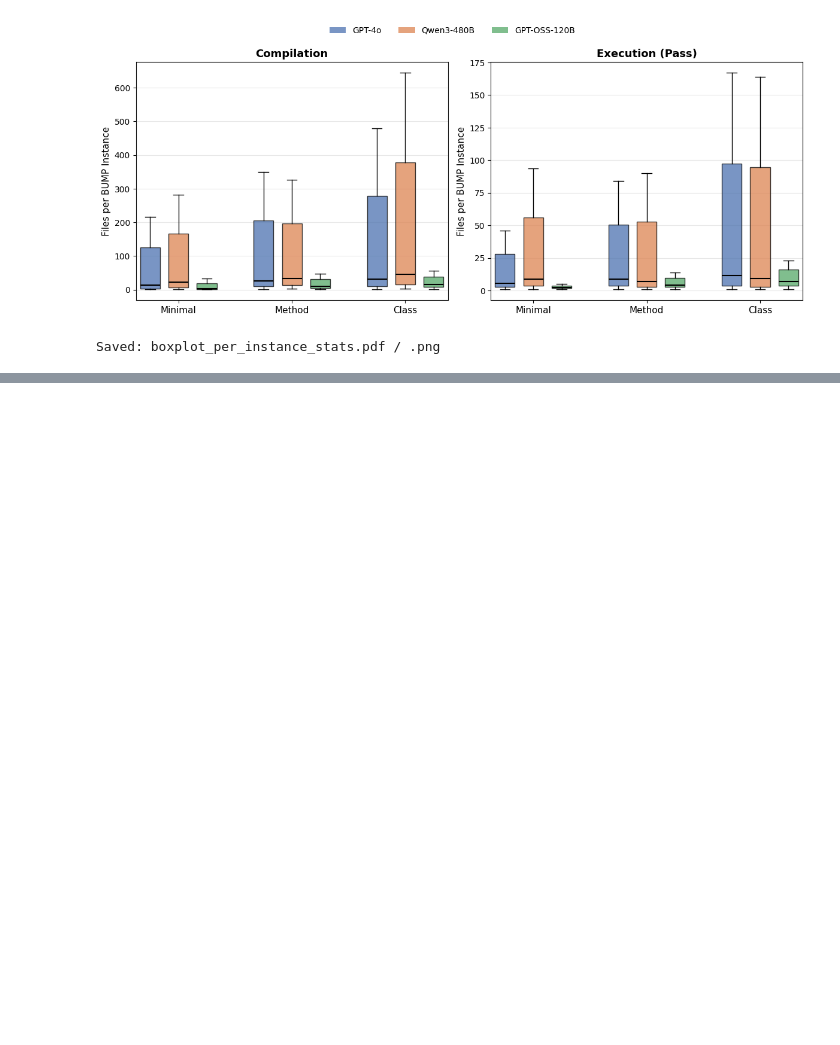
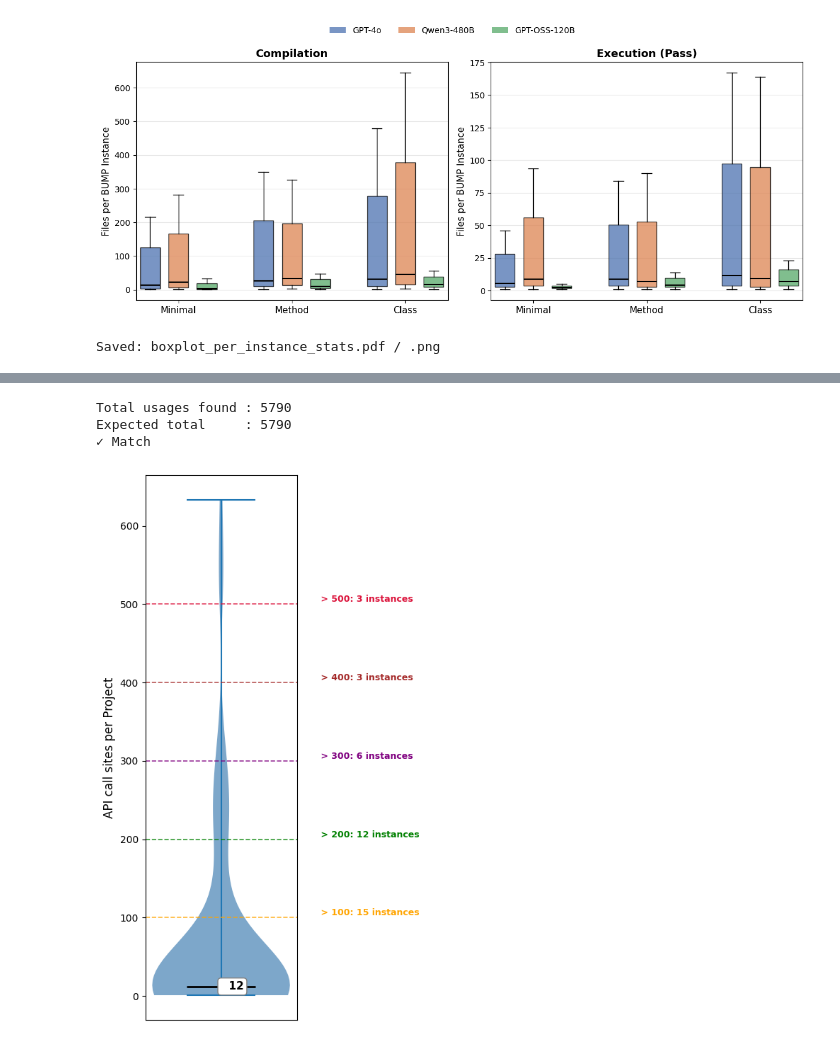
Before and after one commit to CuriousBeing1508/LLM_TestGeneration_for_BC, a Jupyter notebook: NewExpAfterCanary/ResultsForRQs/RQ1/BoxPlot.ipynb, the cells around one changed output, grey strips where cells are left out. Saved outputs shown, nothing was run; the diff lists cells and outputs as text; code cells hidden in the pictures; blank space fills up the shorter version.

```diff
--- a/NewExpAfterCanary/ResultsForRQs/RQ1/BoxPlot.ipynb
+++ b/NewExpAfterCanary/ResultsForRQs/RQ1/BoxPlot.ipynb
@@ -108,0 +224,64 @@ Saved: boxplot_per_instance_stats.pdf / .png
+# %%
+import os
+import pandas as pd
+import matplotlib.pyplot as plt
+
+# --- CONFIG ---
+EXP7_PATH = "/Volumes/Rachna-HD/FilteredDataset/Exp7Prompts"  # <-- update this
+TOTAL_EXPECTED = 5790
+
+# --- COUNT USAGES PER PROJECT ---
+rows = []
+for project in sorted(os.listdir(EXP7_PATH)):
+    project_dir = os.path.join(EXP7_PATH, project)
+    if os.path.isdir(project_dir):
+        usages = sum(1 for f in os.listdir(project_dir) if f.endswith(".txt"))
+        rows.append({"project": project, "usages": usages})
+
+df = pd.DataFrame(rows).sort_values("usages", ascending=False)
+
+# --- VALIDATE ---
+actual_total = df["usages"].sum()
+print(f"Total usages found : {actual_total}")
+print(f"Expected total     : {TOTAL_EXPECTED}")
+print("✓ Match" if actual_total == TOTAL_EXPECTED else f"✗ Mismatch by {actual_total - TOTAL_EXPECTED:+d}")
+
+# --- VIOLIN PLOT WITH THRESHOLD ANNOTATIONS ---
+thresholds = [100, 200, 300, 400, 500]
+colors = ["orange", "green", "purple", "brown", "crimson"]
+
+fig, ax = plt.subplots(figsize=(5, 8))
+
+parts = ax.violinplot(df["usages"], positions=[0], showmedians=True, showextrema=True)
+for pc in parts["bodies"]:
+    pc.set_facecolor("steelblue")
+    pc.set_alpha(0.7)
+parts["cmedians"].set_color("black")
+parts["cmedians"].set_linewidth(2)
+
+# Median label
+median_val = int(df["usages"].median())
+ax.text(0, median_val, f"  {median_val}",
+        ha="left", va="center", fontsize=11, fontweight="bold",
+        bbox=dict(boxstyle="round,pad=0.3", facecolor="white", edgecolor="gray"))
+
+# Threshold horizontal lines + annotations
+for i, (thresh, color) in enumerate(zip(thresholds, colors)):
+    count_above = (df["usages"] > thresh).sum()
+    if count_above == 0:
+        continue
+    ax.axhline(thresh, color=color, linestyle="--", linewidth=1.2, alpha=0.8)
+    ax.text(0.35, thresh, f" > {thresh}: {count_above} instances",
+            color=color, fontsize=9, fontweight="bold", va="bottom")
+
+ax.set_xticks([])
+ax.set_ylabel("API call sites per Project", fontsize=12)
+# ax.set_title(f"Usages per BBC Project\n(N={len(df)}, Total={actual_total})", fontsize=12)
+plt.tight_layout()
+plt.savefig("violin_usages_annotated.png", dpi=150)
+plt.show()
+# %% [output]
+Total usages found : 5790
+Expected total     : 5790
+✓ Match
+[figure, added]
```
Also changed, not shown: parts of 6 cells of this notebook, 32 other files.
